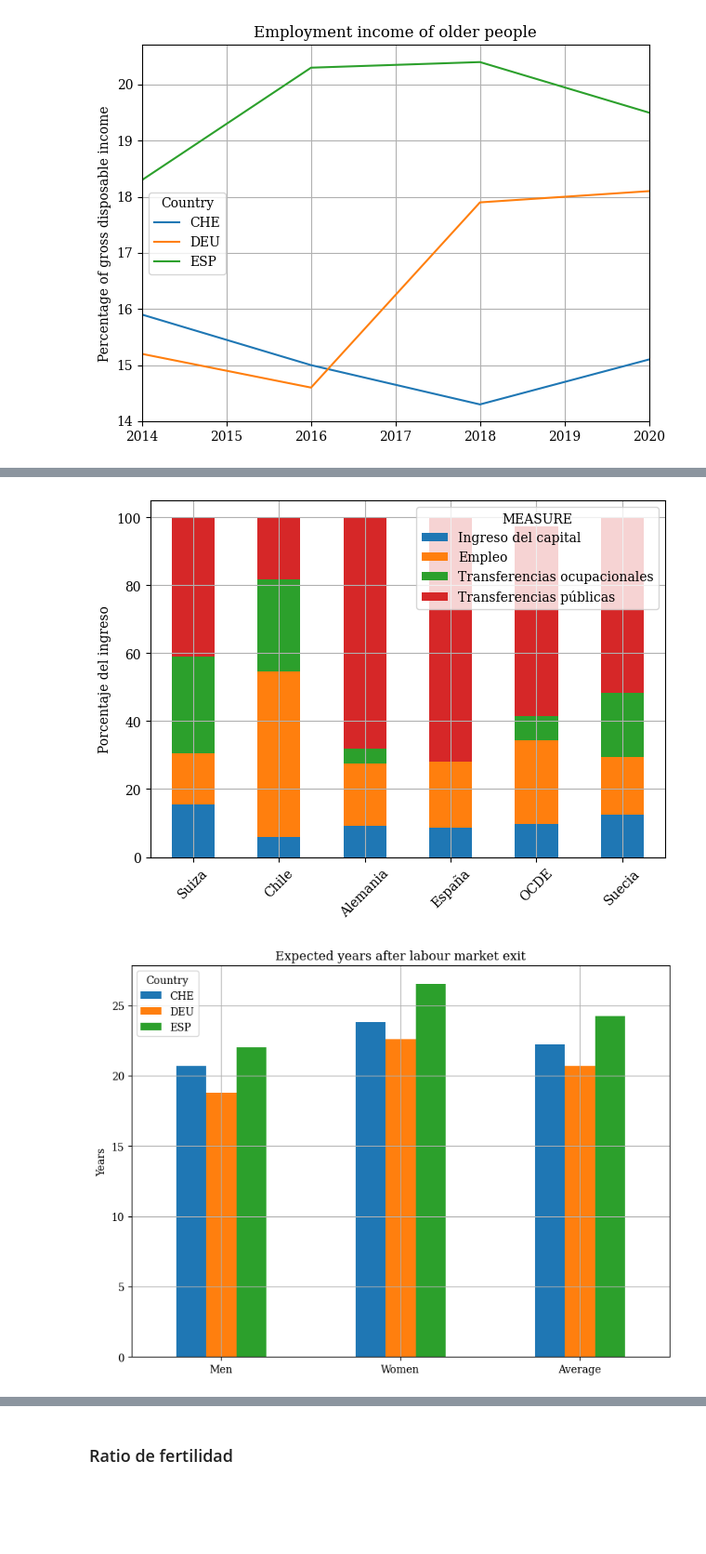
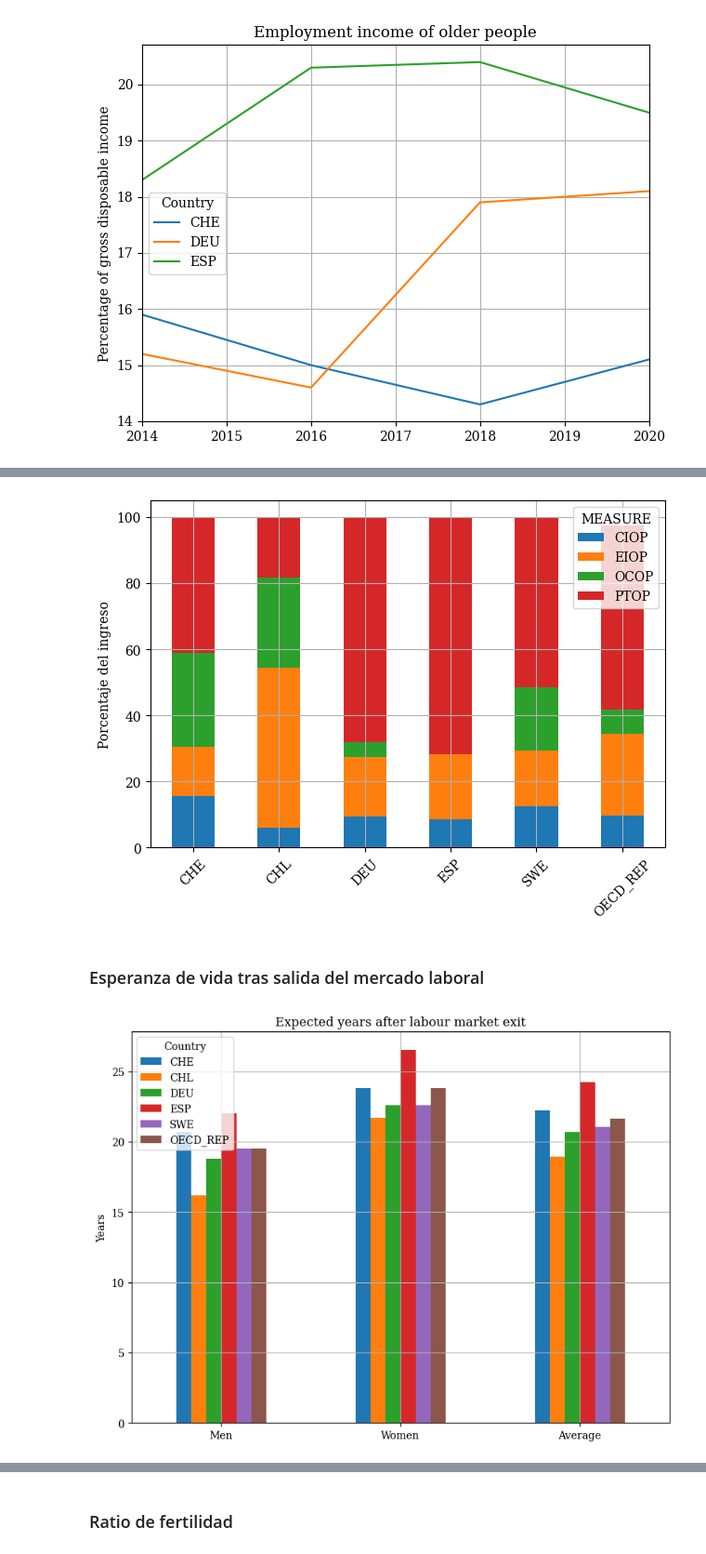
Before and after one commit to MiguelPuntoEs/hesperides-pensiones, a Jupyter notebook: pensiones.ipynb, the cells around one changed output, grey strips where cells are left out. Shown at 93% size. Saved outputs shown, nothing was run; the diff lists cells and outputs as text; code cells hidden in the pictures; blank space fills up the shorter version.

```diff
--- a/pensiones.ipynb
+++ b/pensiones.ipynb
@@ -7,6 +7,7 @@ import matplotlib.pyplot as plt
 from pprint import pprint
 import pandas as pd
 from datawrapper import Datawrapper
+import re
 
 dw = Datawrapper()
 
@@ -43,8 +44,17 @@ country_map = {
     "DEU": "Alemania",
     "ESP": "España",
     "OECD_REP": "OCDE",
+    "OECD": "OCDE",
     "SWE": "Suecia"
 }
+
+base_countries = ['CHE', 'CHL', 'DEU', 'ESP', 'SWE']
+
+def bold(text: str) -> str:
+    return f'<b style="background:#FFCD00; padding:1px 4px;">{text}</b>'
+
+def style(text: str) -> str:
+    return re.sub(r"\*(.+?)\*", lambda m: bold(m.group(1)), text)
 
 def update_chart(chart_id: str, data: pd.DataFrame, chart_type: ChartType, title: str, intro: str, source: str):
     metadata = {
@@ -58,7 +68,7 @@ def update_chart(chart_id: str, data: pd.DataFrame, chart_type: ChartType, title
         # 'annotate': {'notes': 'Notas adicionales'},
     }
 
-    dw.update_chart(chart_id, data=data, title=title, chart_type=chart_type, metadata=metadata)
+    dw.update_chart(chart_id, data=data, title=style(title), chart_type=chart_type, metadata=metadata)
 # %% [markdown]
 ## Gasto en pensiones públicas
 
@@ -164,4 +162,7 @@ Dataset [Pensions at a Glance](https://data-explorer.oecd.org/vis?df[ds]=Dissemi
 # %%
 id = 'OECD.ELS.SPD,DSD_PAG@DF_PAG,/.A.....'
 
+selected_countries = base_countries + ['OECD_REP']
+source = 'OECD Pensions at a Glance'
+
 df = get_oecd_data(id)#[["OBS_VALUE", "REF_AREA", "SEX", "MEASURE"]]
@@ -373,51 +477,59 @@ ax.legend(title="Country")
 # %%
-plot_data = latest_entry.pivot(index="REF_AREA", columns="MEASURE", values="OBS_VALUE").rename(columns={
-    "EIOP": "Empleo",
-    "OCOP": "Transferencias ocupacionales",
-    "PTOP": "Transferencias públicas",
-    "CIOP": "Ingreso del capital"
-}, index=country_map)
+plot_data = latest_entry.pivot(index="REF_AREA", columns="MEASURE", values="OBS_VALUE")
 
-plot_data.plot(kind='bar', stacked=True, rot=45, xlabel='', ylabel='Porcentaje del ingreso')
+plot_data.loc[selected_countries].plot(kind='bar', stacked=True, rot=45, xlabel='', ylabel='Porcentaje del ingreso')
+
+magnitude = 'Porcentaje del ingreso bruto disponible de la población de 65 años o más'
 
 update_chart('fWgQA',
-             plot_data.query('REF_AREA in ["Alemania", "España", "OCDE"]').reset_index(),
+             plot_data.loc[["DEU", "ESP", "OECD_REP"]].rename(columns=income_map, index=country_map).reset_index(),
              'd3-bars-stacked',
-             'España y Alemania comparten una distribución de ingresos en mayores similar',
-             'Porcentaje del ingreso bruto disponible de la población de 65 años o más',
-             'OCDE')
+             'España y Alemania *comparten* una *distribución de ingresos* en mayores similar',
+             magnitude,
+             source)
 
 update_chart('brIjD',
-             plot_data.query('REF_AREA in ["Suiza", "España", "OCDE"]').reset_index(),
+             plot_data.loc[["CHE", "ESP", "OECD_REP"]].rename(columns=income_map, index=country_map).reset_index(),
              'd3-bars-stacked',
              'España y Suiza difieren sustancialmente en la distribución de ingresos en mayores',
-             'Porcentaje del ingreso bruto disponible de la población de 65 años o más',
-             'OCDE')
+             magnitude,
+             source)
+
+# Sección cruzada
+update_chart('gWYCK',
+             plot_data.loc[selected_countries].rename(columns=income_map, index=country_map).reset_index(),
+             'd3-bars-stacked',
+             magnitude,
+             magnitude,
+             source)
+#
 # %% [output]
-[figure, old version]
+[figure, new version]
+# %% [markdown]
+### Esperanza de vida tras salida del mercado laboral
 # %%
-subset = df.query('MEASURE=="EYLME" & REF_AREA in ["CHE", "DEU", "ESP"]')
+subset = df.query('MEASURE=="EYLME"')
 
-latest = subset.loc[subset.index.max()].copy()
+latest_entry = subset.loc[subset["TIME_PERIOD"]==subset["TIME_PERIOD"].max()].copy()
 
 # 3) Wide table: rows=countries, cols=sex
-wide = latest.pivot(index="REF_AREA", columns="SEX", values="OBS_VALUE")
+wide = latest_entry.pivot(index="REF_AREA", columns="SEX", values="OBS_VALUE")
 
 # 4) Compute (simple) average of men & women
 wide["Average"] = wide[["M", "F"]].mean(axis=1)
 
 # 5) Nicer column names & consistent order
 wide = wide.rename(columns={"M": "Men", "F": "Women"})[["Men", "Women", "Average"]]
 
-ax = wide.T.plot(
+ax = wide.T[selected_countries].plot(
     kind="bar",
     figsize=(8,6),
     title="Expected years after labour market exit",
     xlabel="",
     ylabel="Years"
 )
 
 ax.legend(title="Country", loc="best")
 ax.tick_params(axis="x", labelrotation=0)
 # %% [output]
-[figure, old version]
+[figure, new version]
```
Also changed, not shown: parts of 20 cells of this notebook, 1 other file.
